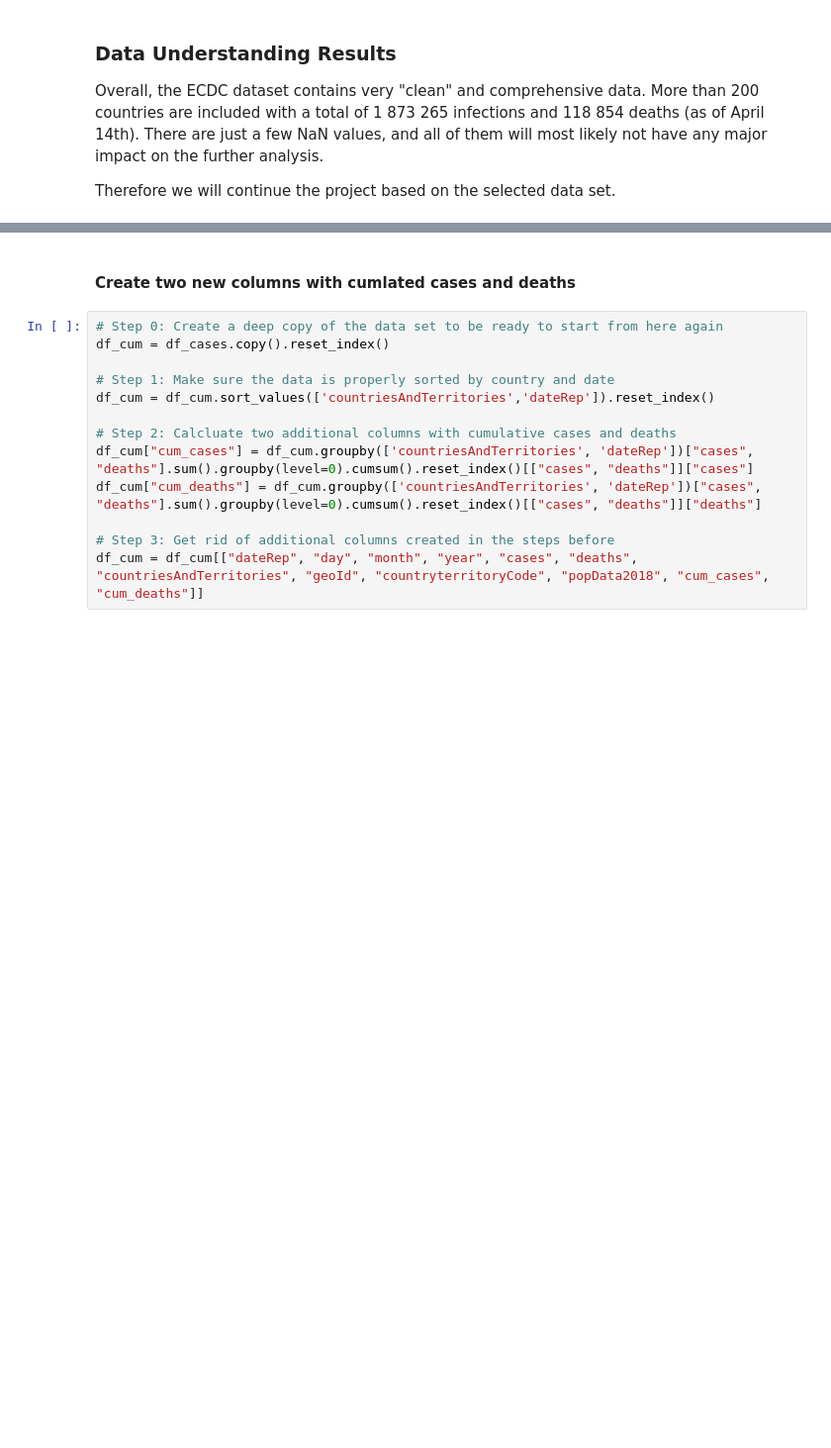
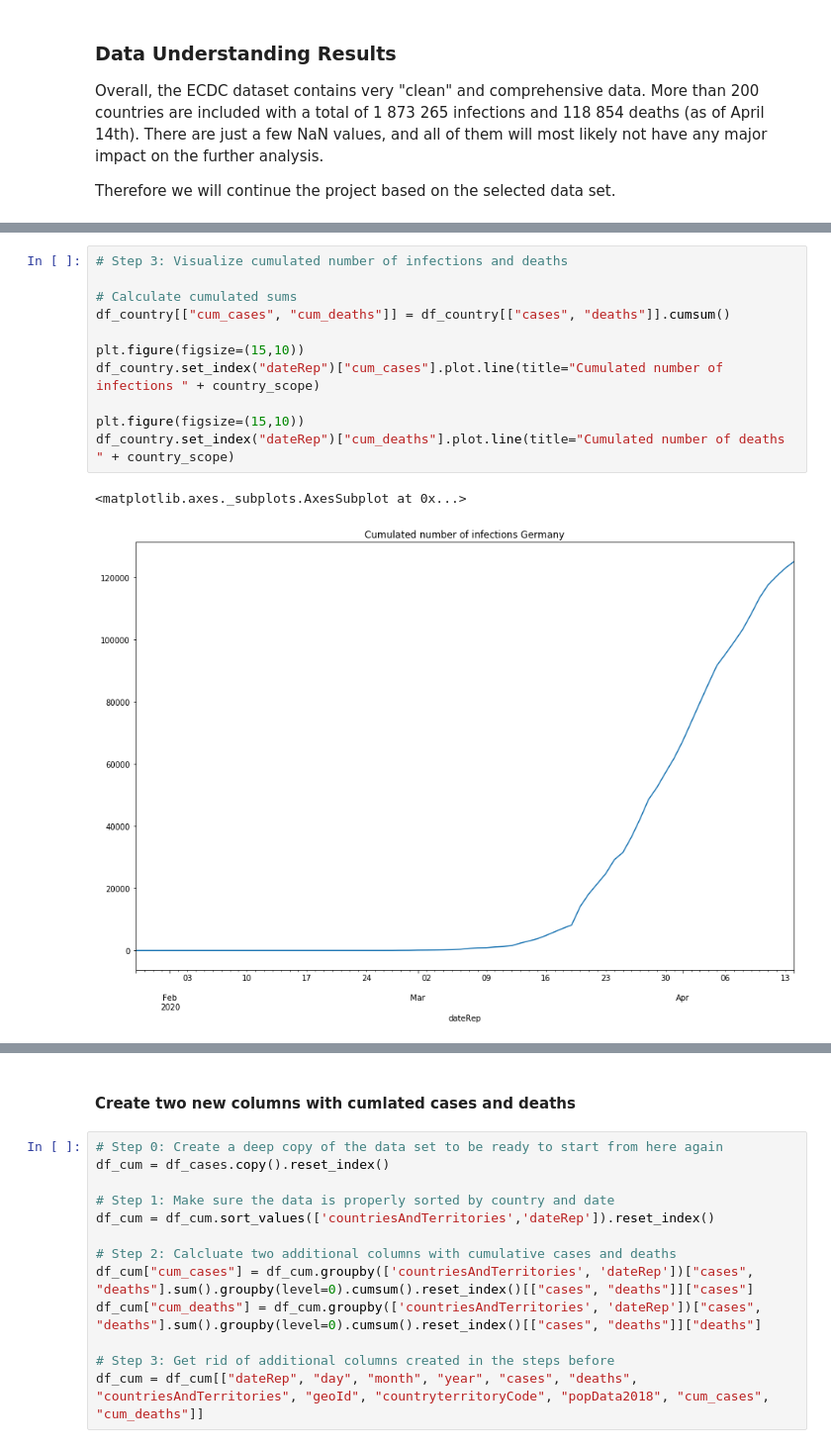
Before and after one commit to praemisit/COVID19_DataExploration, a Jupyter notebook: COVID19_DataExploration.ipynb, the cells around one changed output, grey strips where cells are left out. Shown at 99% size. Saved outputs shown, nothing was run; the diff lists cells and outputs as text; blank space fills up the shorter version.

```diff
--- a/COVID19_DataExploration.ipynb
+++ b/COVID19_DataExploration.ipynb
@@ -200,0 +223,14 @@ The following KPIs shall be evaluated to determine which KPI, or which combinati
+# %%
+# Step 3: Visualize cumulated number of infections and deaths
+
+# Calculate cumulated sums
+df_country[["cum_cases", "cum_deaths"]] = df_country[["cases", "deaths"]].cumsum()
+
+plt.figure(figsize=(15,10))
+df_country.set_index("dateRep")["cum_cases"].plot.line(title="Cumulated number of infections " + country_scope)
+
+plt.figure(figsize=(15,10))
+df_country.set_index("dateRep")["cum_deaths"].plot.line(title="Cumulated number of deaths " + country_scope)
+# %% [output]
+<matplotlib.axes._subplots.AxesSubplot at 0x...>
+[figure, added]
```
Also changed, not shown: parts of 13 cells of this notebook, 5 other files.
